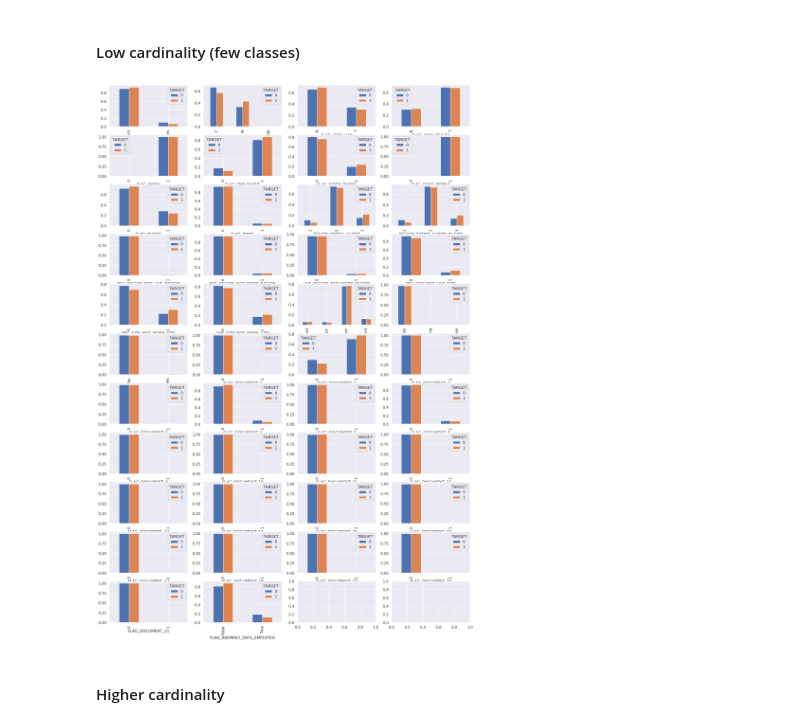
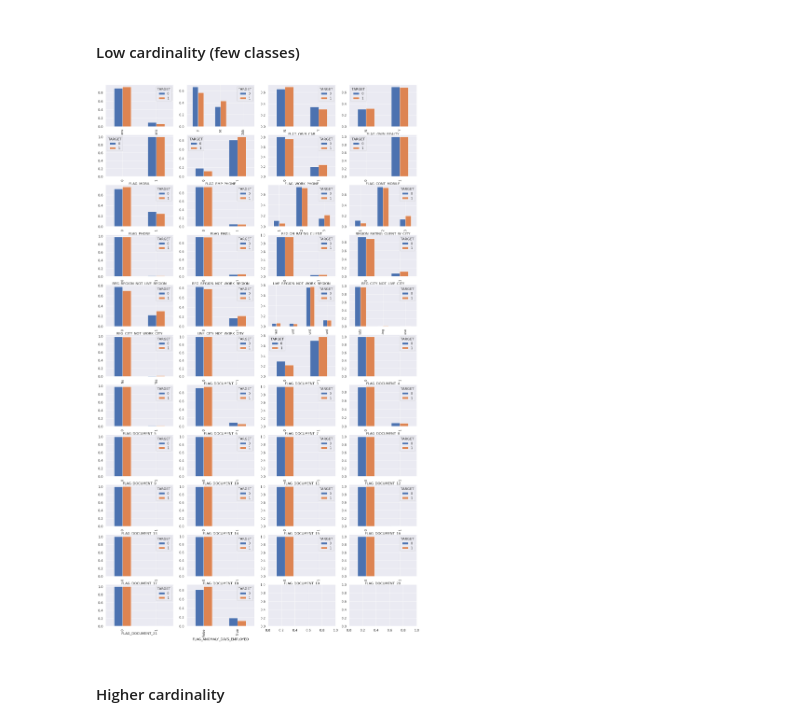
Before and after one commit to carlgennetais/P7_scoring_ML, a Jupyter notebook: notebooks/P7_01_EDA_cleaning_graphics.ipynb, the cells around one changed output. Cells and saved outputs as stored; diff of their text form; code cells hidden in the pictures.

Commit message:
remove app_test processing
only used for datadrift

```diff
--- a/notebooks/P7_01_EDA_cleaning_graphics.ipynb
+++ b/notebooks/P7_01_EDA_cleaning_graphics.ipynb
@@ -37,5 +39,5 @@ sns.set()
 ![](../references/home_credit.png)
 # %%
 # TODO: use other tables
-app_train = pd.read_csv("../data/raw/application_train.csv")
-app_test = pd.read_csv("../data/raw/application_test.csv")
+app_train = pd.read_csv("../data/raw/application_train.csv", index_col="SK_ID_CURR")
+# app_test = pd.read_csv("../data/raw/application_test.csv", index_col="SK_ID_CURR")
@@ -446,25 +472,25 @@ plt.show()
 # %%
 not_float_cols = app_train.select_dtypes(["int", "bool", "object"]).nunique()
 low_cardinality = not_float_cols[not_float_cols <= 4].index.to_list()
 low_cardinality.remove("TARGET")
 
 cols = 4
 rows = math.ceil(len(low_cardinality) / cols)
-fig, axes = plt.subplots(rows, cols, figsize=(20, 30))
+fig, axes = plt.subplots(rows, cols, figsize=(20, 35))
 
 grp = app_train.groupby("TARGET")
 for r in range(rows):
     for c in range(cols):
         idx = r * cols + c
         if idx < len(low_cardinality):
             i = low_cardinality[idx]
             grp[i].value_counts(normalize=True).unstack().T.plot.bar(
                 ax=axes[r, c], legend=True
             )
         else:
             break
 # %% [output]
-[figure, old version]
+[figure, new version]
 # %% [markdown]
 #### Higher cardinality
 # %%
```
Also changed, not shown: parts of 30 cells of this notebook.
